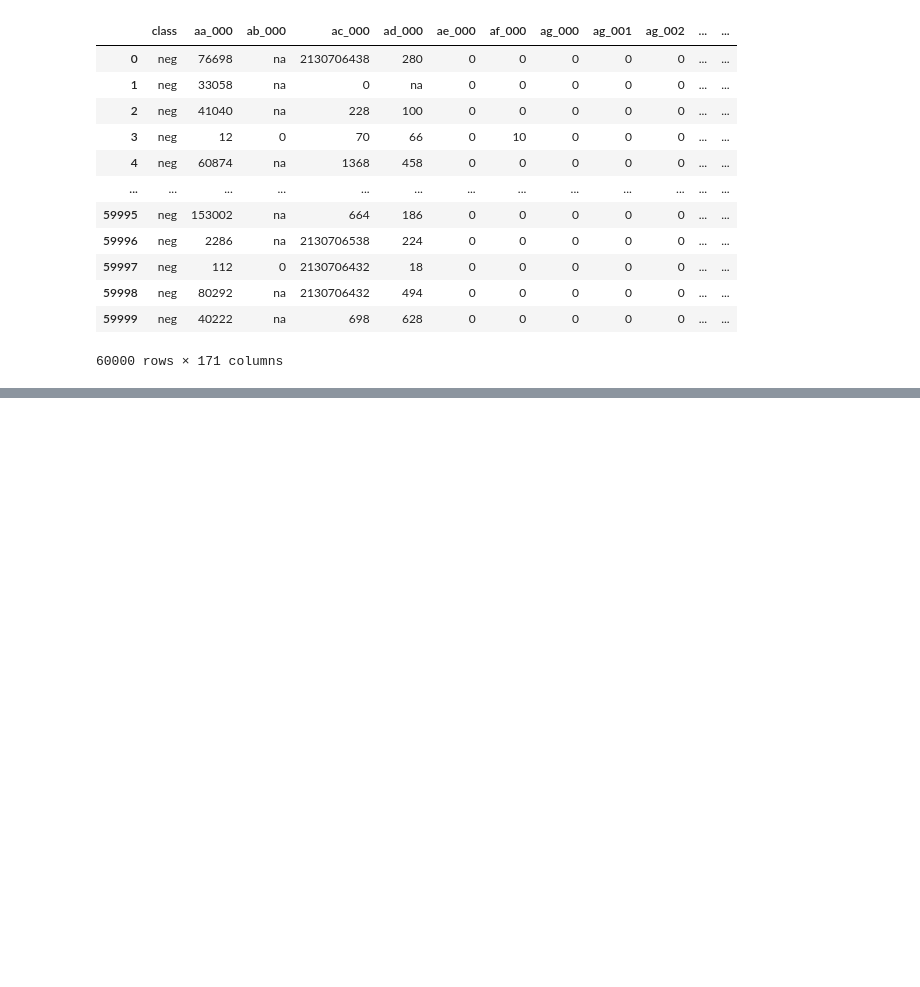
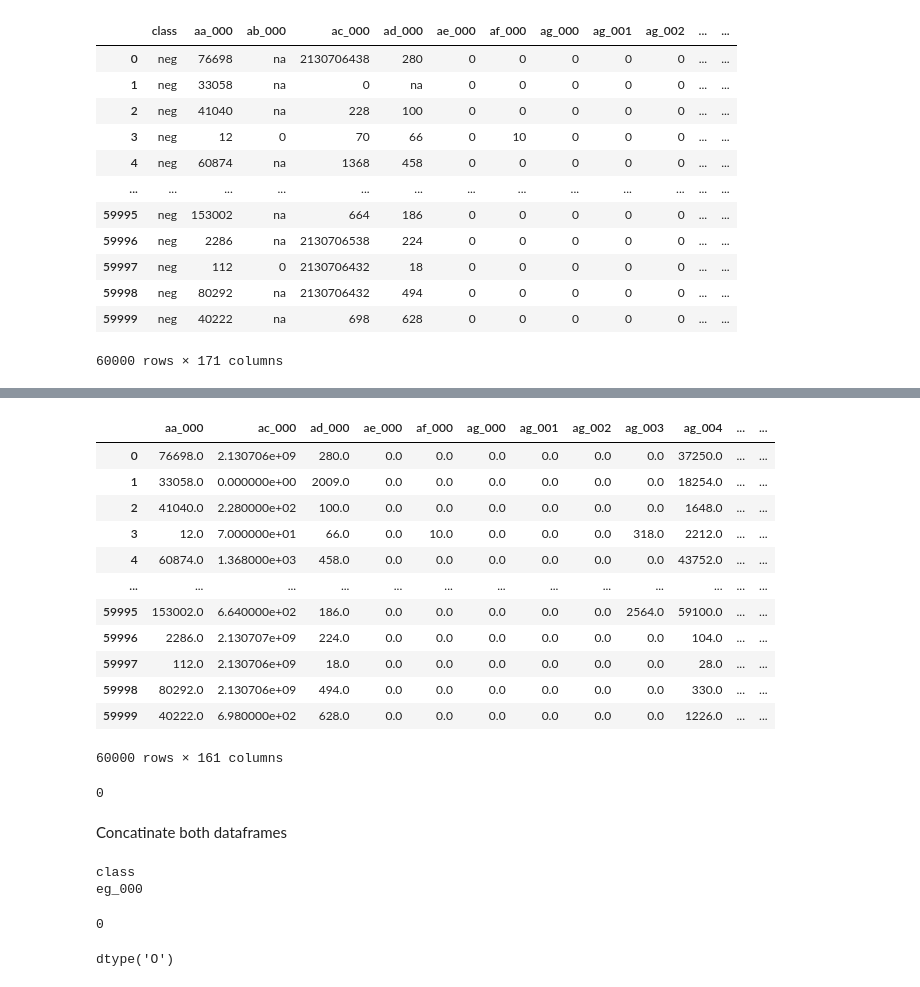
Before and after one commit to KapilSharma0/scania-aps-failure-preprocessing, a Jupyter notebook: scania-aps-failure-preprocessing.ipynb, the cells around one changed output, grey strips where cells are left out. Drawn from its saved outputs; the diff is of its cells as text; code cells hidden in the pictures; blank space fills up the shorter version.

```diff
--- a/scania-aps-failure-preprocessing.ipynb
+++ b/scania-aps-failure-preprocessing.ipynb
@@ -93,0 +251,2 @@ Before deleaing with missing values let us check for duplicate rows first
+# %%
+data_copy["ac_000"].fillna(value = data_copy["ac_000"].value_counts().iloc[0],inplace = True)
@@ -93,0 +257,6 @@ Before deleaing with missing values let us check for duplicate rows first
+# %%
+for i in data_copy.columns:
+
+    if data_copy[i].isna().sum() >= 0:
+
+        data_copy[i].fillna(value = data_copy[i].value_counts().iloc[0],inplace = True)
@@ -93,0 +278,41 @@ Before deleaing with missing values let us check for duplicate rows first
+# %%
+data_copy2 = data_copy.iloc[:,1:-1].astype("float64")
+# %%
+data_copy2
+# %% [output]
+|  | aa_000 | ac_000 | ad_000 | ae_000 | af_000 | ag_000 | ag_001 | ag_002 | ag_003 | ag_004 | ... | ... |
+| 0 | 76698.0 | 2.130706e+09 | 280.0 | 0.0 | 0.0 | 0.0 | 0.0 | 0.0 | 0.0 | 37250.0 | ... | ... |
+| 1 | 33058.0 | 0.000000e+00 | 2009.0 | 0.0 | 0.0 | 0.0 | 0.0 | 0.0 | 0.0 | 18254.0 | ... | ... |
+| 2 | 41040.0 | 2.280000e+02 | 100.0 | 0.0 | 0.0 | 0.0 | 0.0 | 0.0 | 0.0 | 1648.0 | ... | ... |
+| 3 | 12.0 | 7.000000e+01 | 66.0 | 0.0 | 10.0 | 0.0 | 0.0 | 0.0 | 318.0 | 2212.0 | ... | ... |
+| 4 | 60874.0 | 1.368000e+03 | 458.0 | 0.0 | 0.0 | 0.0 | 0.0 | 0.0 | 0.0 | 43752.0 | ... | ... |
+| ... | ... | ... | ... | ... | ... | ... | ... | ... | ... | ... | ... | ... |
+| 59995 | 153002.0 | 6.640000e+02 | 186.0 | 0.0 | 0.0 | 0.0 | 0.0 | 0.0 | 2564.0 | 59100.0 | ... | ... |
+| 59996 | 2286.0 | 2.130707e+09 | 224.0 | 0.0 | 0.0 | 0.0 | 0.0 | 0.0 | 0.0 | 104.0 | ... | ... |
+| 59997 | 112.0 | 2.130706e+09 | 18.0 | 0.0 | 0.0 | 0.0 | 0.0 | 0.0 | 0.0 | 28.0 | ... | ... |
+| 59998 | 80292.0 | 2.130706e+09 | 494.0 | 0.0 | 0.0 | 0.0 | 0.0 | 0.0 | 0.0 | 330.0 | ... | ... |
+| 59999 | 40222.0 | 6.980000e+02 | 628.0 | 0.0 | 0.0 | 0.0 | 0.0 | 0.0 | 0.0 | 1226.0 | ... | ... |
+60000 rows × 161 columns
+# %%
+data_copy["class"].isna().sum()
+# %% [output]
+0
+# %% [markdown]
+Concatinate both dataframes
+# %%
+for i in data_copy.columns:
+
+    if i not in data_copy2.columns:
+
+        print(i)
+# %% [output]
+class
+eg_000
+# %%
+data_copy["eg_000"].isna().sum()
+# %% [output]
+0
+# %%
+data_copy["eg_000"].dtype
+# %% [output]
+dtype('O')
```
Also changed, not shown: parts of 73 cells of this notebook.
